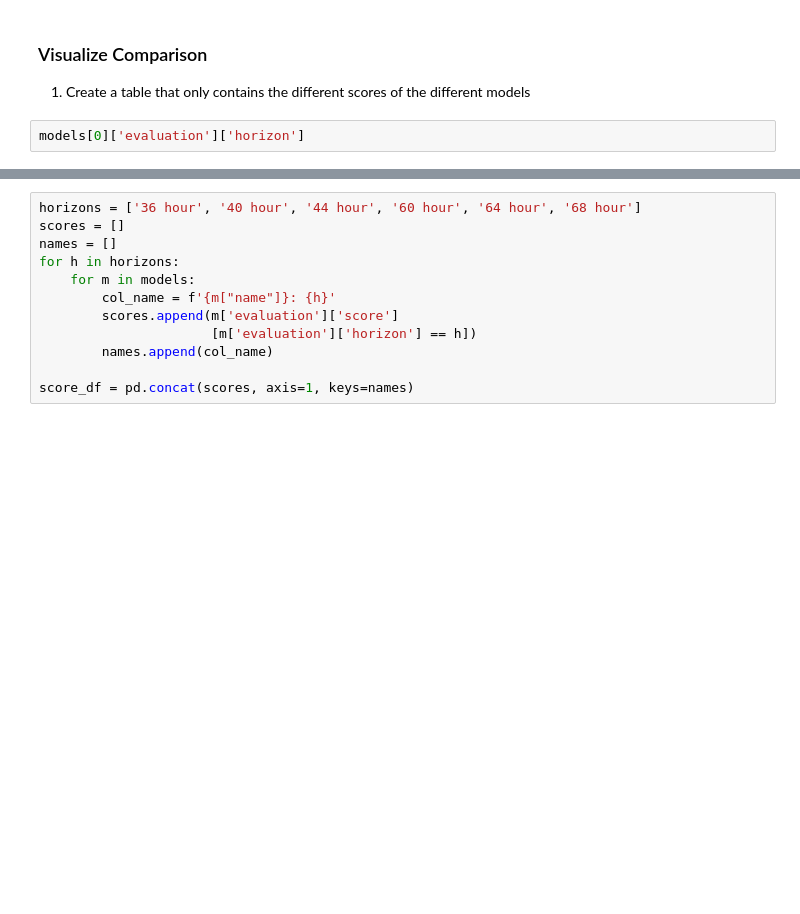
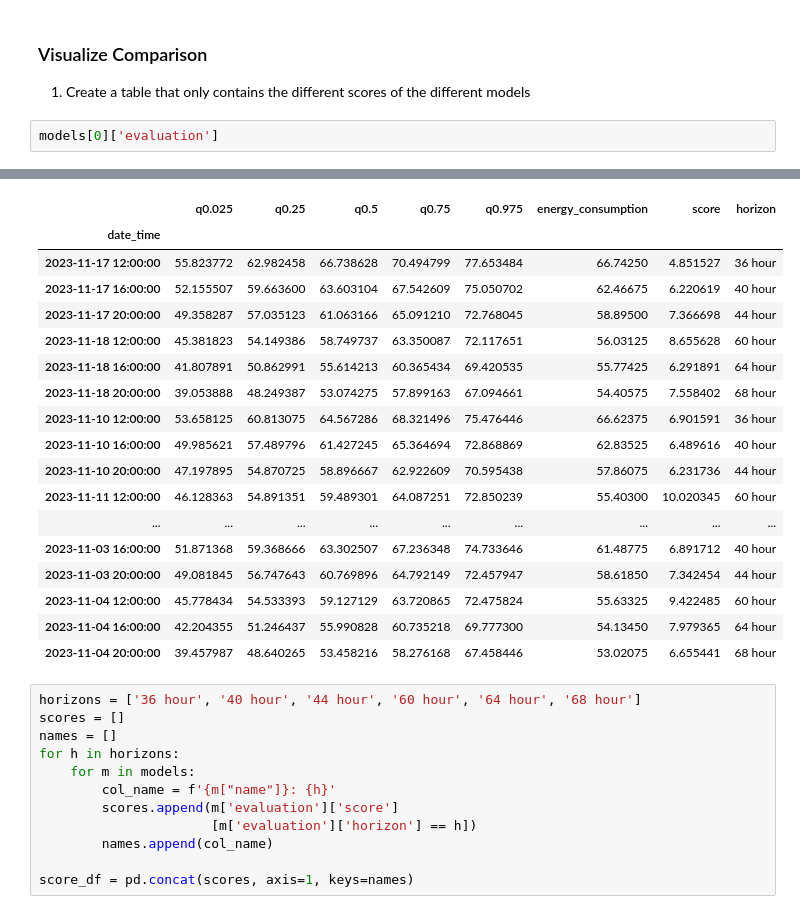
Before and after one commit to mweinreuter/PTSFC, a Jupyter notebook: evaluation/relative_energy_evaluation.ipynb, the cells around one changed output, grey strips where cells are left out. Saved outputs shown, nothing was run; the diff lists cells and outputs as text; blank space fills up the shorter version.

```diff
--- a/evaluation/relative_energy_evaluation.ipynb
+++ b/evaluation/relative_energy_evaluation.ipynb
@@ -75,5 +220,5 @@ MissingDataError: exog contains inf or nans
 
 1. Create a table that only contains the different scores of the different models
 # %%
-models[0]['evaluation']['horizon']
+models[0]['evaluation']
 # %% [output]
@@ -100,3 +225,21 @@ Name: horizon, dtype: object
+|  | q0.025 | q0.25 | q0.5 | q0.75 | q0.975 | energy_consumption | score | horizon |
+| date_time |  |  |  |  |  |  |  |  |
+| 2023-11-17 12:00:00 | 55.823772 | 62.982458 | 66.738628 | 70.494799 | 77.653484 | 66.74250 | 4.851527 | 36 hour |
+| 2023-11-17 16:00:00 | 52.155507 | 59.663600 | 63.603104 | 67.542609 | 75.050702 | 62.46675 | 6.220619 | 40 hour |
+| 2023-11-17 20:00:00 | 49.358287 | 57.035123 | 61.063166 | 65.091210 | 72.768045 | 58.89500 | 7.366698 | 44 hour |
+| 2023-11-18 12:00:00 | 45.381823 | 54.149386 | 58.749737 | 63.350087 | 72.117651 | 56.03125 | 8.655628 | 60 hour |
+| 2023-11-18 16:00:00 | 41.807891 | 50.862991 | 55.614213 | 60.365434 | 69.420535 | 55.77425 | 6.291891 | 64 hour |
+| 2023-11-18 20:00:00 | 39.053888 | 48.249387 | 53.074275 | 57.899163 | 67.094661 | 54.40575 | 7.558402 | 68 hour |
+| 2023-11-10 12:00:00 | 53.658125 | 60.813075 | 64.567286 | 68.321496 | 75.476446 | 66.62375 | 6.901591 | 36 hour |
+| 2023-11-10 16:00:00 | 49.985621 | 57.489796 | 61.427245 | 65.364694 | 72.868869 | 62.83525 | 6.489616 | 40 hour |
+| 2023-11-10 20:00:00 | 47.197895 | 54.870725 | 58.896667 | 62.922609 | 70.595438 | 57.86075 | 6.231736 | 44 hour |
+| 2023-11-11 12:00:00 | 46.128363 | 54.891351 | 59.489301 | 64.087251 | 72.850239 | 55.40300 | 10.020345 | 60 hour |
+| ... | ... | ... | ... | ... | ... | ... | ... | ... |
+| 2023-11-03 16:00:00 | 51.871368 | 59.368666 | 63.302507 | 67.236348 | 74.733646 | 61.48775 | 6.891712 | 40 hour |
+| 2023-11-03 20:00:00 | 49.081845 | 56.747643 | 60.769896 | 64.792149 | 72.457947 | 58.61850 | 7.342454 | 44 hour |
+| 2023-11-04 12:00:00 | 45.778434 | 54.533393 | 59.127129 | 63.720865 | 72.475824 | 55.63325 | 9.422485 | 60 hour |
+| 2023-11-04 16:00:00 | 42.204355 | 51.246437 | 55.990828 | 60.735218 | 69.777300 | 54.13450 | 7.979365 | 64 hour |
+| 2023-11-04 20:00:00 | 39.457987 | 48.640265 | 53.458216 | 58.276168 | 67.458446 | 53.02075 | 6.655441 | 68 hour |
 # %%
 horizons = ['36 hour', '40 hour', '44 hour', '60 hour', '64 hour', '68 hour']
 scores = []
```
Also changed, not shown: parts of 8 cells of this notebook, 29 other files.
